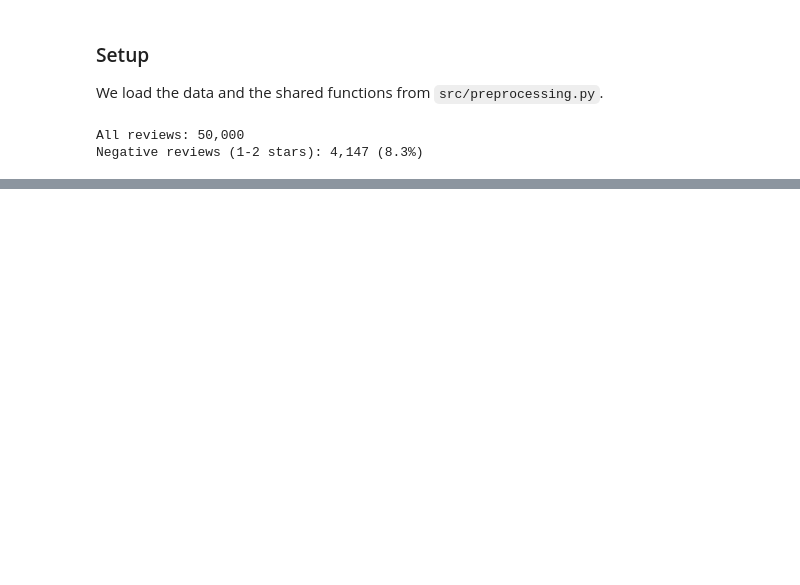
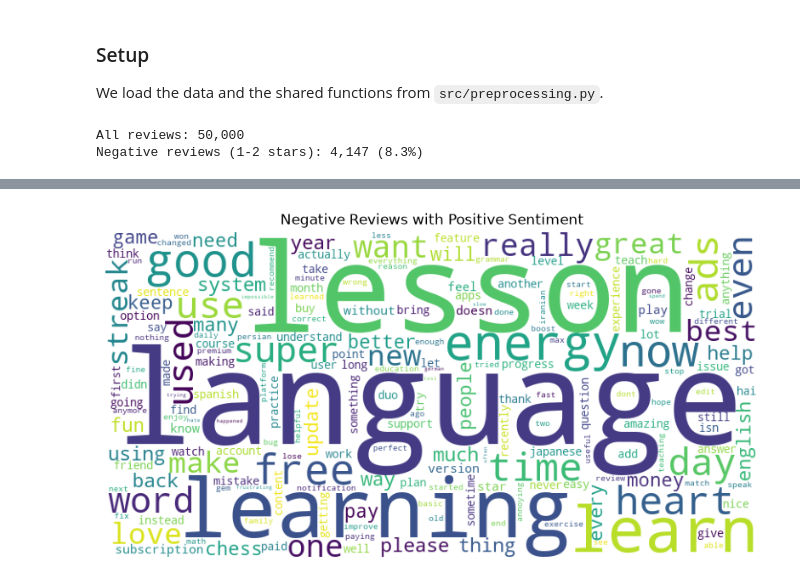
Before and after one commit to Teenna-Pachika/info4360-duolingo-reviews, a Jupyter notebook: notebooks/02_sentiment_topics_path.ipynb, the cells around one changed output, grey strips where cells are left out. Cells and saved outputs as stored; diff of their text form; code cells hidden in the pictures; blank space fills up the shorter version.

```diff
--- a/notebooks/02_sentiment_topics_path.ipynb
+++ b/notebooks/02_sentiment_topics_path.ipynb
@@ -50,0 +68,6 @@ Before analyzing the text, we check the size of the data, missing values, duplic
+# %%
+mismatch = find_mismatches(neg)
+print(f"{len(mismatch):,} of {len(neg):,} negative reviews ({len(mismatch) / len(neg):.1%}) have positive text")
+
+pd.set_option("display.max_colwidth", None)
+mismatch.sample(5, random_state=1)[["score", "sentiment", "content"]]
@@ -50,0 +92,6 @@ Before analyzing the text, we check the size of the data, missing values, duplic
+# %%
+from src.sentiment import plot_wordcloud
+
+plot_wordcloud(mismatch["content"], title="Negative Reviews with Positive Sentiment")
+# %% [output]
+[figure, added]
```
Also changed, not shown: parts of 17 cells of this notebook.
